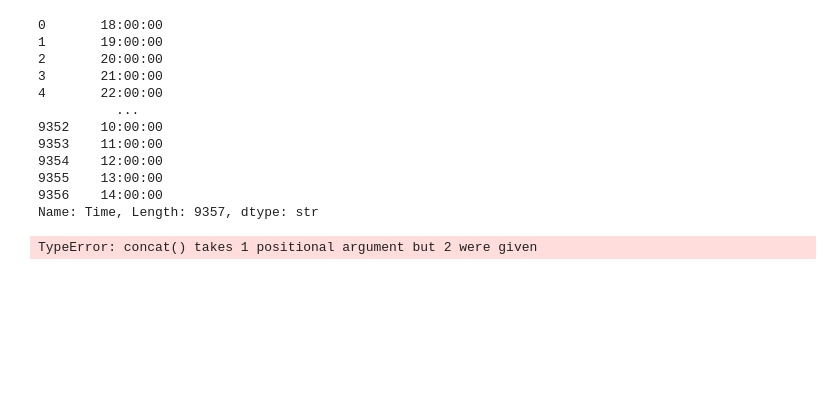
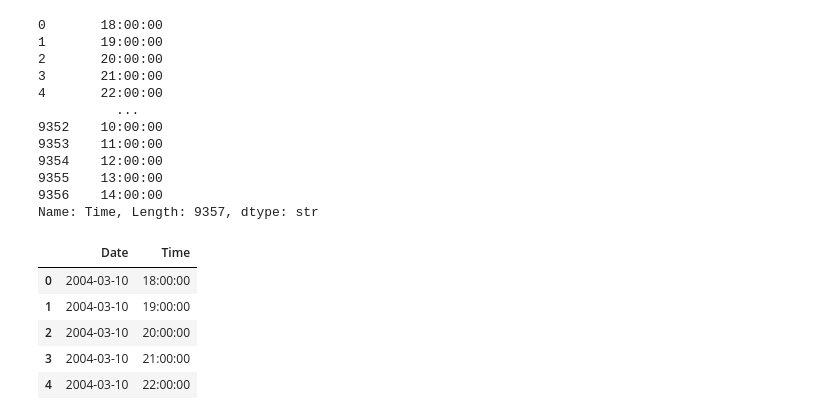
Before and after one commit to Deepanker005/Aqi_Forecast, a Jupyter notebook: AQI Forecast.ipynb, the cells around one changed output. Cells and saved outputs as stored; diff of their text form; code cells hidden in the pictures; blank space fills up the shorter version.

```diff
--- a/AQI Forecast.ipynb
+++ b/AQI Forecast.ipynb
@@ -302,7 +302,12 @@ Name: Time, Length: 9357, dtype: str
 # %%
 # Combining date and Time to make 1 dataframe
 
-dateTime=pd.concat(AQI['Date'],AQI['Time'])
+dateTime=pd.concat([AQI['Date'],AQI['Time']],axis=1)
 dateTime.head()
 # %% [output]
-TypeError: concat() takes 1 positional argument but 2 were given
+|  | Date | Time |
+| 0 | 2004-03-10 | 18:00:00 |
+| 1 | 2004-03-10 | 19:00:00 |
+| 2 | 2004-03-10 | 20:00:00 |
+| 3 | 2004-03-10 | 21:00:00 |
+| 4 | 2004-03-10 | 22:00:00 |
```
Also changed, not shown: parts of 1 cell of this notebook.
